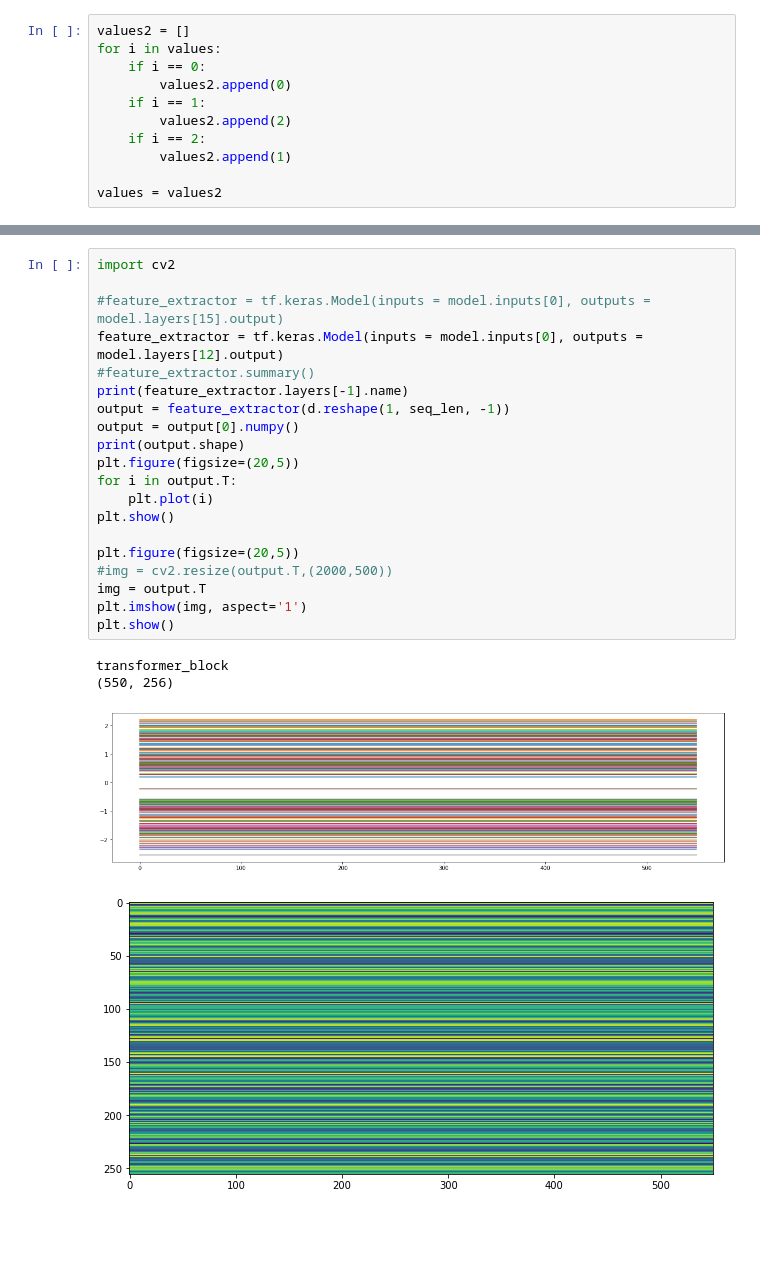
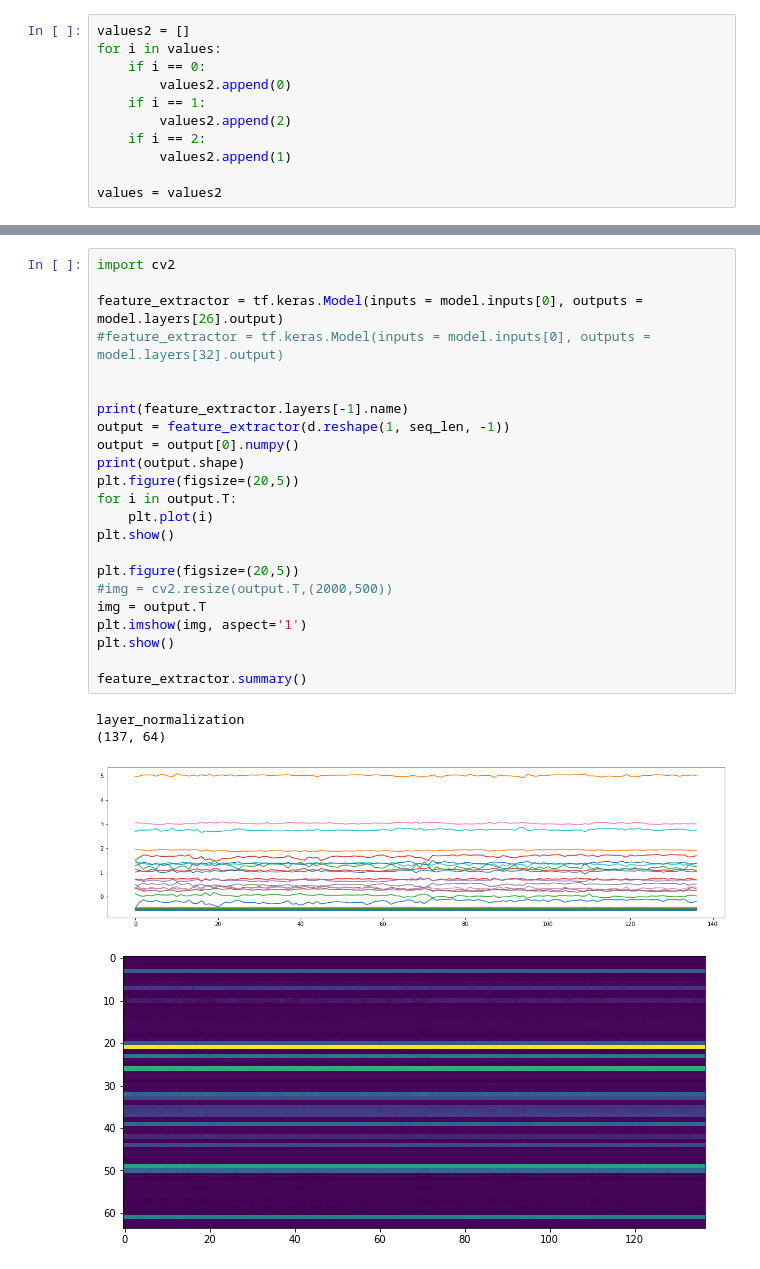
Before and after one commit to dercodeKoenig/trc-project, a Jupyter notebook: tx_small/test.ipynb, the cells around one changed output, grey strips where cells are left out. Saved outputs shown, nothing was run; the diff lists cells and outputs as text; blank space fills up the shorter version.

```diff
--- a/tx_small/test.ipynb
+++ b/tx_small/test.ipynb
@@ -591,25 +591,28 @@ plt.show()
 # %%
 import cv2
 
-#feature_extractor = tf.keras.Model(inputs = model.inputs[0], outputs = model.layers[15].output)
-feature_extractor = tf.keras.Model(inputs = model.inputs[0], outputs = model.layers[12].output)
-#feature_extractor.summary()
+feature_extractor = tf.keras.Model(inputs = model.inputs[0], outputs = model.layers[26].output)
+#feature_extractor = tf.keras.Model(inputs = model.inputs[0], outputs = model.layers[32].output)
+
+
 print(feature_extractor.layers[-1].name)
 output = feature_extractor(d.reshape(1, seq_len, -1))
 output = output[0].numpy()
 print(output.shape)
 plt.figure(figsize=(20,5))
 for i in output.T:
     plt.plot(i)
 plt.show()
 
 plt.figure(figsize=(20,5))
 #img = cv2.resize(output.T,(2000,500))
 img = output.T
 plt.imshow(img, aspect='1')
 plt.show()
+
+feature_extractor.summary()
 # %% [output]
-transformer_block
-(550, 256)
+layer_normalization
+(137, 64)
-[figure, old version]
+[figure, new version]
-[figure, old version]
+[figure, new version]
```
Also changed, not shown: parts of 5 cells of this notebook.
